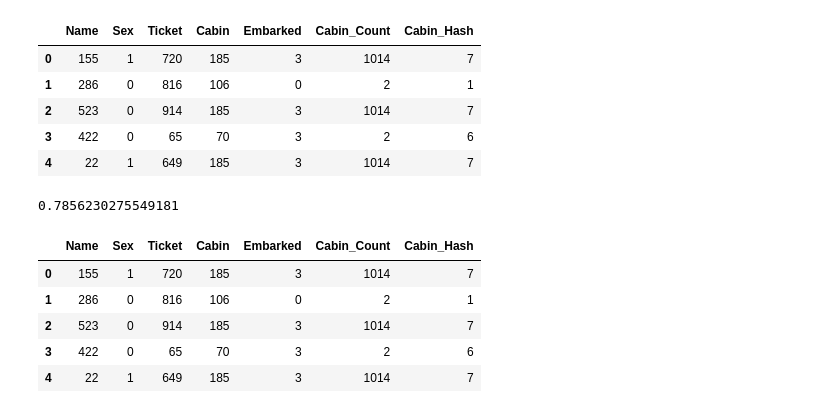
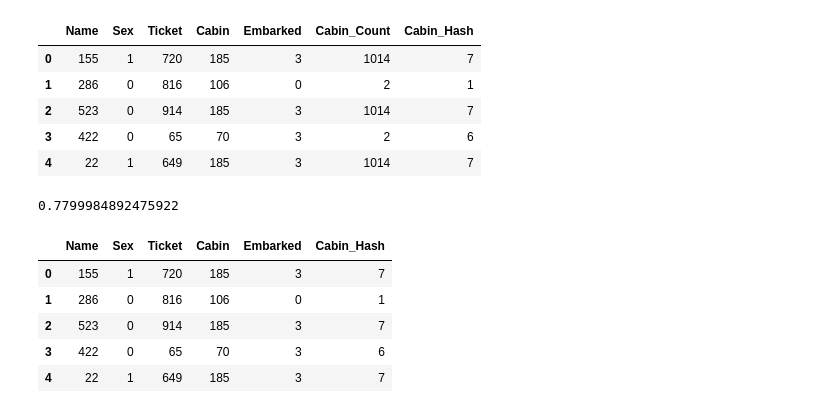
Before and after one commit to whcheng740418/2nd-ML100Days, a Jupyter notebook: homework/Day_024_HW.ipynb, the cells around one changed output. Saved outputs shown, nothing was run; the diff lists cells and outputs as text; code cells hidden in the pictures.

```diff
--- a/homework/Day_024_HW.ipynb
+++ b/homework/Day_024_HW.ipynb
@@ -145,16 +145,16 @@ df_temp.head()
 | 4 | 22 | 1 | 649 | 185 | 3 | 1014 | 7 |
 # %%
 # 'Cabin'特徵雜湊 + 邏輯斯迴歸
-df_temp['Cabin_Hash'] = df['Cabin'].map(lambda x:hash(x) % 10)
+df_temp = df_temp.drop(['Cabin_Count'],axis=1)
 train_X = df_temp[:train_num]
 estimator = LogisticRegression()
 print(cross_val_score(estimator, train_X, train_Y, cv=5).mean())
 df_temp.head()
 # %% [output]
-0.7856230275549181
+0.7799984892475922
-|  | Name | Sex | Ticket | Cabin | Embarked | Cabin_Count | Cabin_Hash |
-| 0 | 155 | 1 | 720 | 185 | 3 | 1014 | 7 |
-| 1 | 286 | 0 | 816 | 106 | 0 | 2 | 1 |
-| 2 | 523 | 0 | 914 | 185 | 3 | 1014 | 7 |
-| 3 | 422 | 0 | 65 | 70 | 3 | 2 | 6 |
-| 4 | 22 | 1 | 649 | 185 | 3 | 1014 | 7 |
+|  | Name | Sex | Ticket | Cabin | Embarked | Cabin_Hash |
+| 0 | 155 | 1 | 720 | 185 | 3 | 7 |
+| 1 | 286 | 0 | 816 | 106 | 0 | 1 |
+| 2 | 523 | 0 | 914 | 185 | 3 | 7 |
+| 3 | 422 | 0 | 65 | 70 | 3 | 6 |
+| 4 | 22 | 1 | 649 | 185 | 3 | 7 |
```
